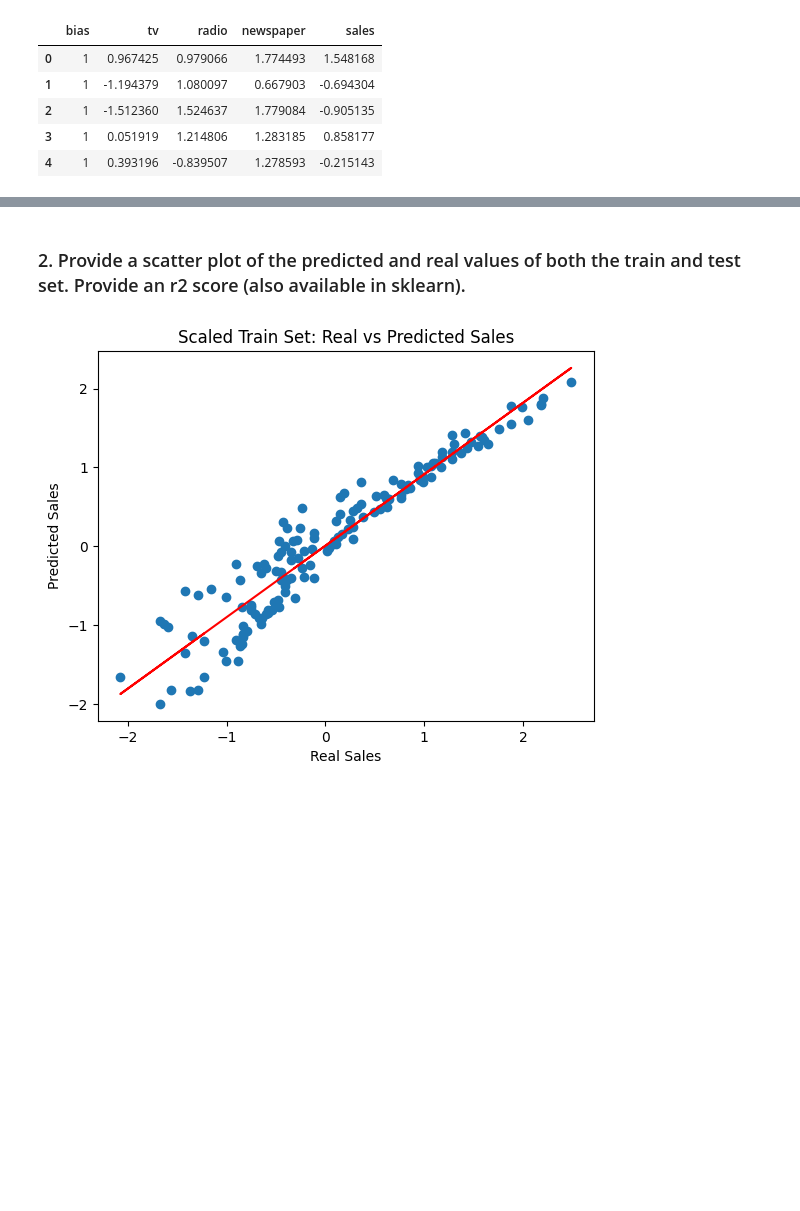
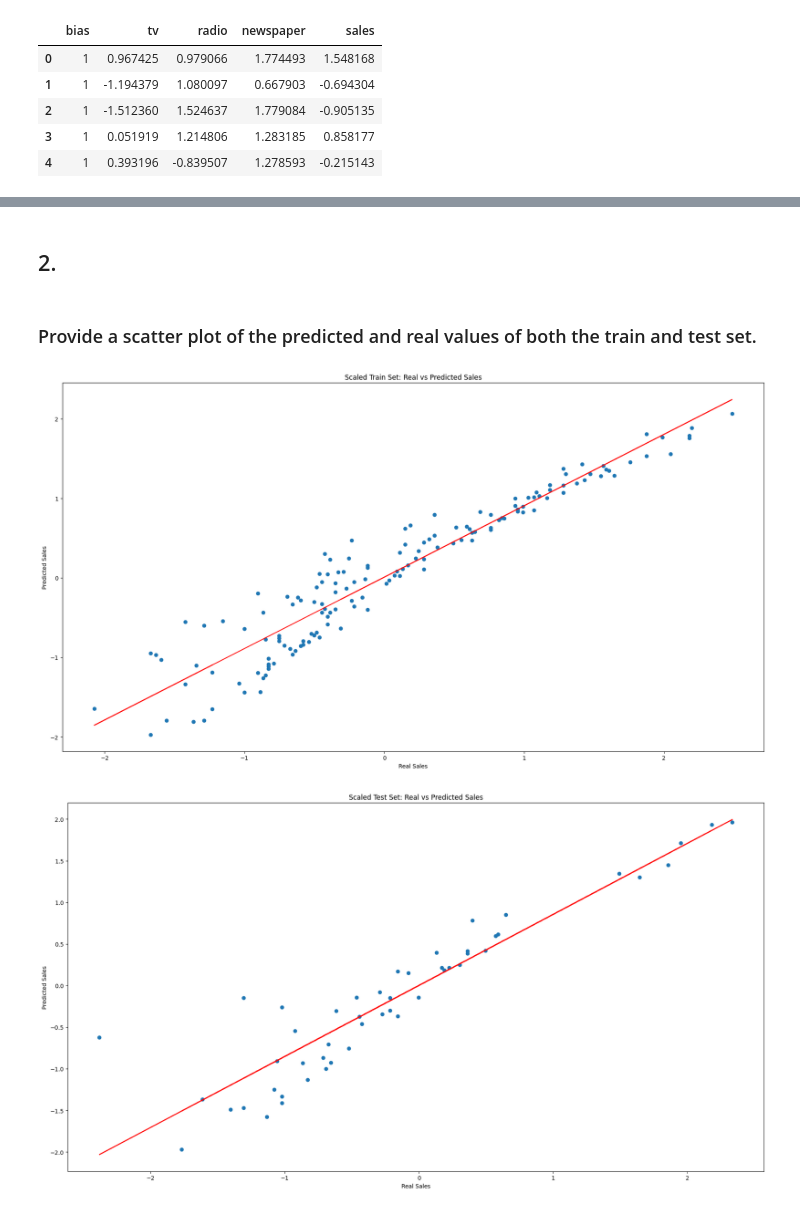
Before and after one commit to Pawmsdayl/CMSC197, a Jupyter notebook: Assignment2/[hw3].ipynb, the cells around one changed output, grey strips where cells are left out. Drawn from its saved outputs; the diff is of its cells as text; code cells hidden in the pictures; blank space fills up the shorter version.

```diff
--- a/Assignment2/[hw3].ipynb
+++ b/Assignment2/[hw3].ipynb
@@ -16,6 +16,7 @@ warnings.simplefilter(action='ignore', category=FutureWarning)
 init_w = np.array([0.0, 0.0, 0.0, 0.0])
 
 np.random.seed(123)
+plt.rcParams["figure.figsize"] = (18, 10)
 # %%
 # gradient descent functions
 def initialize_weights():
@@ -37,7 +38,7 @@ def grad_descent(x, y, learning_rate, num_iterations):
     weights = initialize_weights()
     cost_history = []
 
-    for i in range(num_iterations):
+    for _ in range(num_iterations):
         y_hat = predict(x, weights)
         cost = compute_cost(y, y_hat)
         cost_history.append(cost)
@@ -47,8 +48,6 @@ def grad_descent(x, y, learning_rate, num_iterations):
     return weights, cost_history
 
 def plot_costs(cost_history, learning_rate):
-    plt.figure(figsize=(10, 10))
-
     plt.scatter(
         x=range(len(cost_history)),
         y=cost_history
@@ -56,7 +55,8 @@ def plot_costs(cost_history, learning_rate):
     plt.xlabel('Iterations')
     plt.ylabel('Cost')
     plt.title('Cost vs Iterations, Learning Rate={}'.format(learning_rate))
-    plt.yticks(np.arange(0, round(max(cost_history), 2), step=0.05))
+    plt.yticks(np.arange(0, round(max(cost_history)), step=0.05))
+    plt.tight_layout()
     plt.show()
 # %%
 # import raw data
@@ -123,8 +122,8 @@ y = data['sales']               # response
 x_train, x_test, y_train, y_test = train_test_split(x, y, test_size=0.25, random_state=random_state)
 # %%
 # parameters
-learning_rate = 0.1
 num_iterations = 500
+learning_rate = 0.01
 
 # run gradient descent
 weights, cost_history = grad_descent(x_train, y_train, learning_rate, num_iterations)
@@ -243,17 +244,34 @@ TV had a weight of ~0.726700 which is the highest, followed by radio with ~0.566
 * and, for every unit increase in Newspaper (holding others constant), there is a corresponding increase of ~0.004853 units in the model's prediction of Sales.
 
 The model suggests that TV advertising is the most effective at increasing Sales output, followed by Radio advertising. On the other hand, Newspaper advertising has a negligible effect on Sales output.
+# %% [markdown]
+## 2.
 # %% [markdown]
-### 2. Provide a scatter plot of the predicted and real values of both the train and test set. Provide an r2 score (also available in sklearn).
+### Provide a scatter plot of the predicted and real values of both the train and test set.
 # %%
+# train
 plt.scatter(y_train, y_train_pred)
 plt.xlabel('Real Sales')
 plt.ylabel('Predicted Sales')
 plt.title('Scaled Train Set: Real vs Predicted Sales')
 
 m, b = np.polyfit(y_train, y_train_pred, 1)
 plt.plot(y_train, m*y_train + b, color='red')
 
+plt.tight_layout()
 plt.show()
+
+# test set
+plt.scatter(y_test, y_test_pred)
+plt.xlabel('Real Sales')
+plt.ylabel('Predicted Sales')
+plt.title('Scaled Test Set: Real vs Predicted Sales')
+
+m, b = np.polyfit(y_test, y_test_pred, 1)
+plt.plot(y_test, m*y_test + b, color='red')
+
+plt.tight_layout()
+plt.show()
 # %% [output]
-[figure, old version]
+[figure, new version]
+[figure, added]
```
Also changed, not shown: parts of 23 cells of this notebook.
